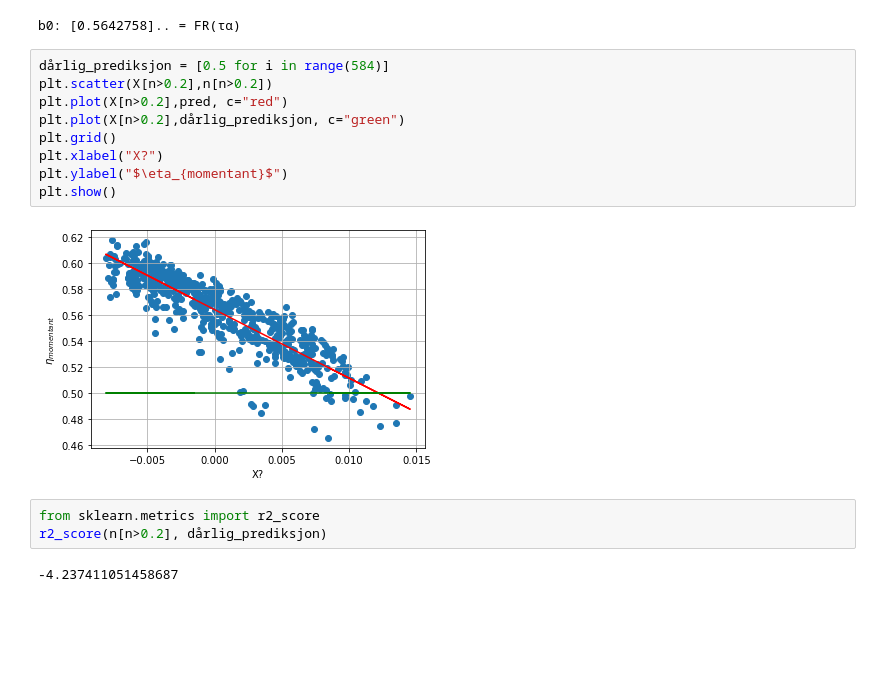
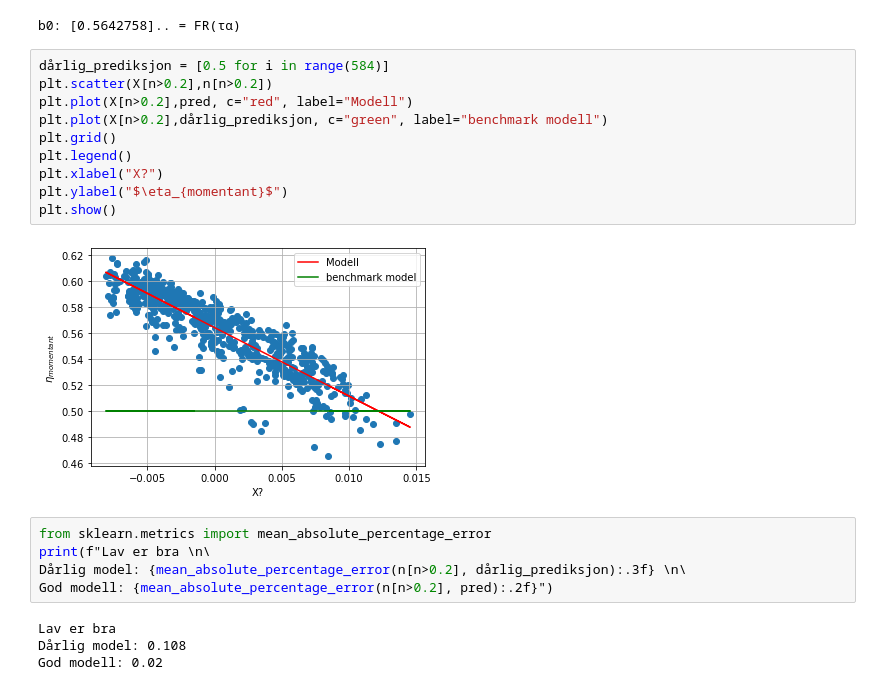
Before and after one commit to stianteien/FYS375-Solcelle, a Jupyter notebook: Databehandling.ipynb, the cells around one changed output. Saved outputs shown, nothing was run; the diff lists cells and outputs as text; blank space fills up the shorter version.

Commit message:
added residualplot and labels

```diff
--- a/Databehandling.ipynb
+++ b/Databehandling.ipynb
@@ -235,16 +235,21 @@ b0: [0.5642758].. = FR(τα)
 # %%
 dårlig_prediksjon = [0.5 for i in range(584)]
 plt.scatter(X[n>0.2],n[n>0.2])
-plt.plot(X[n>0.2],pred, c="red")
-plt.plot(X[n>0.2],dårlig_prediksjon, c="green")
+plt.plot(X[n>0.2],pred, c="red", label="Modell")
+plt.plot(X[n>0.2],dårlig_prediksjon, c="green", label="benchmark modell")
 plt.grid()
+plt.legend()
 plt.xlabel("X?")
 plt.ylabel("$\eta_{momentant}$")
 plt.show()
 # %% [output]
-[figure, old version]
+[figure, new version]
-# %%
-from sklearn.metrics import r2_score
-r2_score(n[n>0.2], dårlig_prediksjon)
-# %% [output]
--4.237411051458687
+# %%
+from sklearn.metrics import mean_absolute_percentage_error
+print(f"Lav er bra \n\
+Dårlig model: {mean_absolute_percentage_error(n[n>0.2], dårlig_prediksjon):.3f} \n\
+God modell: {mean_absolute_percentage_error(n[n>0.2], pred):.2f}")
+# %% [output]
+Lav er bra
+Dårlig model: 0.108
+God modell: 0.02
```
Also changed, not shown: parts of 3 cells of this notebook.
